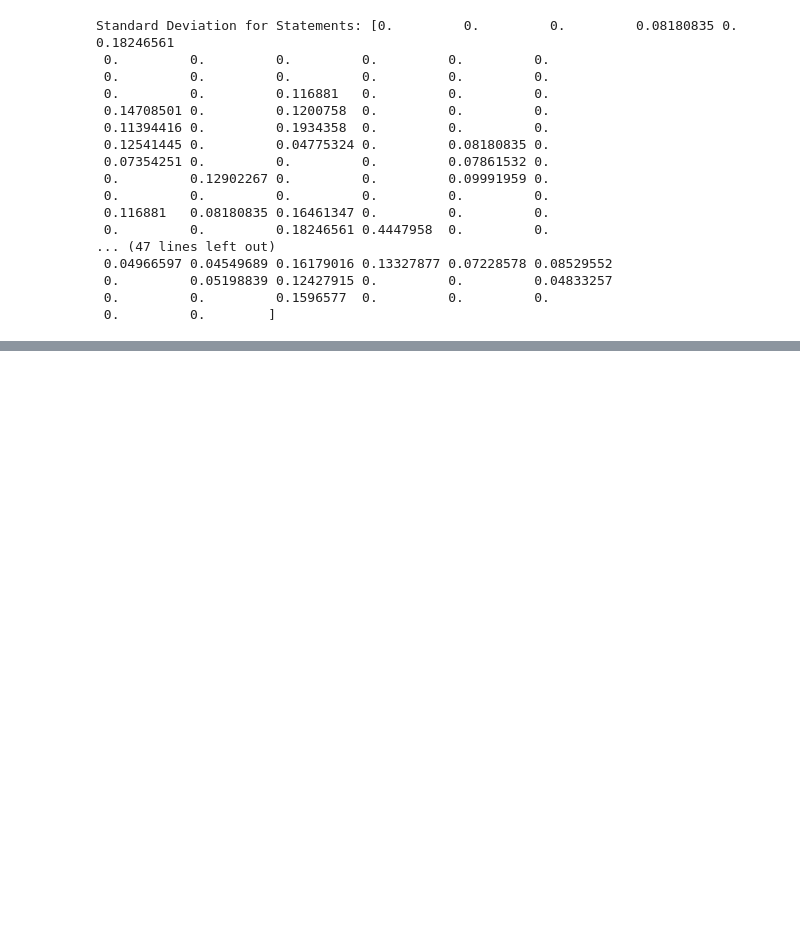
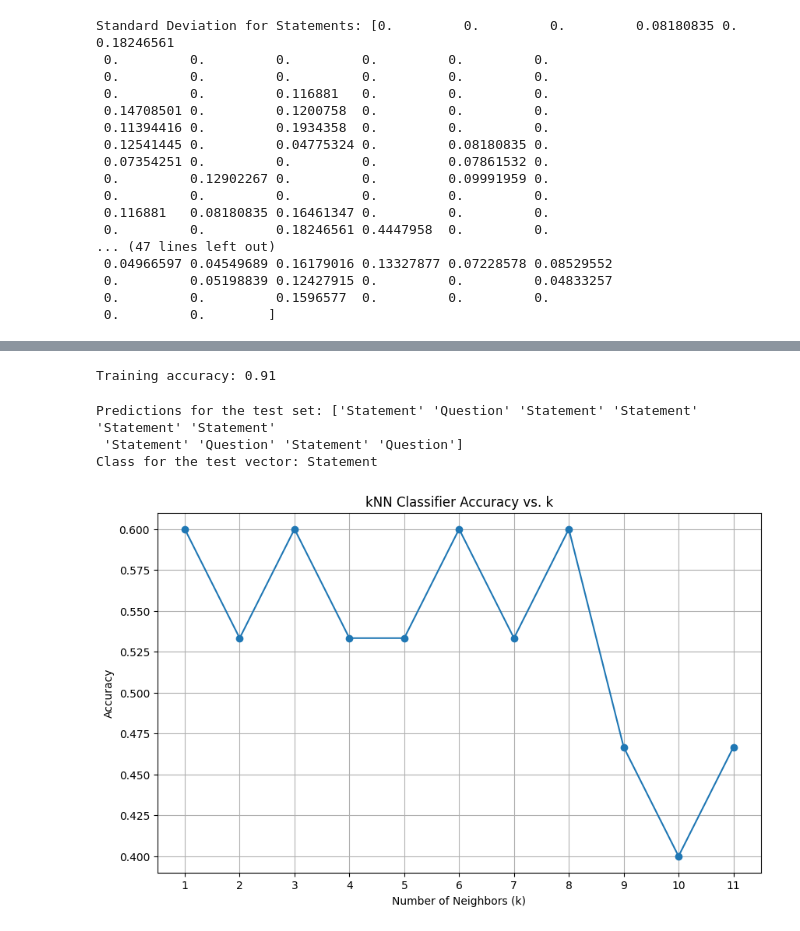
Before and after one commit to Arjun650/MachineLearning, a Jupyter notebook: lab_02Revised.ipynb, the cells around one changed output, grey strips where cells are left out. Cells and saved outputs as stored; diff of their text form; code cells hidden in the pictures; blank space fills up the shorter version.

```diff
--- a/lab_02Revised.ipynb
+++ b/lab_02Revised.ipynb
@@ -102,0 +183,59 @@ print(f"Distance between Questions and Answers: {distance_questions_answers}")
+# %%
+neigh = KNeighborsClassifier(n_neighbors=3)
+
+# Train the classifier using the training set
+neigh.fit(X_train, y_train)
+
+# Optionally, you can check the accuracy on the training set (optional)
+train_accuracy = neigh.score(X_train, y_train)
+print(f"Training accuracy: {train_accuracy:.2f}")
+# %% [output]
+Training accuracy: 0.91
+# %%
+# Assuming the model has already been trained
+# Predict classes for the entire test set
+predictions = neigh.predict(X_test)
+
+# Print the first few predictions to see how they look
+print("Predictions for the test set:", predictions[:10])
+
+# Classify a specific test vector (e.g., the first test vector in the test set)
+test_vect = X_test[0]  # You can choose any vector from X_test
+predicted_class = neigh.predict([test_vect])
+
+print(f"Class for the test vector: {predicted_class[0]}")
+# %% [output]
+Predictions for the test set: ['Statement' 'Question' 'Statement' 'Statement' 'Statement' 'Statement'
+ 'Statement' 'Question' 'Statement' 'Question']
+Class for the test vector: Statement
+# %%
+# Initialize lists to store results
+k_values = range(1, 12)  # k from 1 to 11
+accuracies = []
+
+# Train and evaluate kNN classifiers for each k
+for k in k_values:
+    # Initialize the kNN classifier with the current k
+    model = KNeighborsClassifier(n_neighbors=k)
+
+    # Train the model on the training data
+    model.fit(X_train, y_train)
+
+    # Predict on the test data
+    predictions = model.predict(X_test)
+
+    # Compute accuracy
+    accuracy = accuracy_score(y_test, predictions)
+    accuracies.append(accuracy)
+
+# Plot accuracy vs. k
+plt.figure(figsize=(10, 6))
+plt.plot(k_values, accuracies, marker='o')
+plt.title('kNN Classifier Accuracy vs. k')
+plt.xlabel('Number of Neighbors (k)')
+plt.ylabel('Accuracy')
+plt.xticks(k_values)
+plt.grid(True)
+plt.show()
+# %% [output]
+[figure, added]
```
Also changed, not shown: parts of 8 cells of this notebook.
